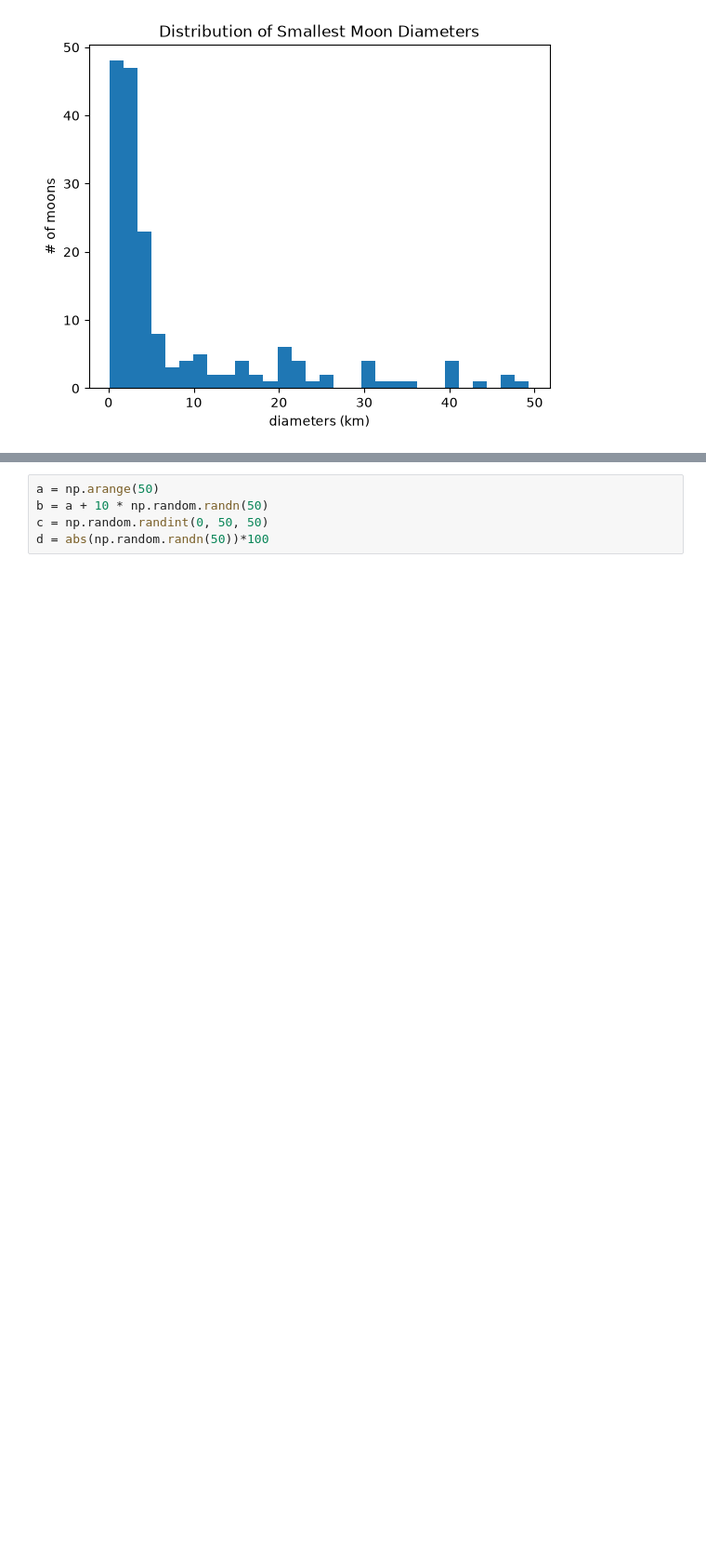
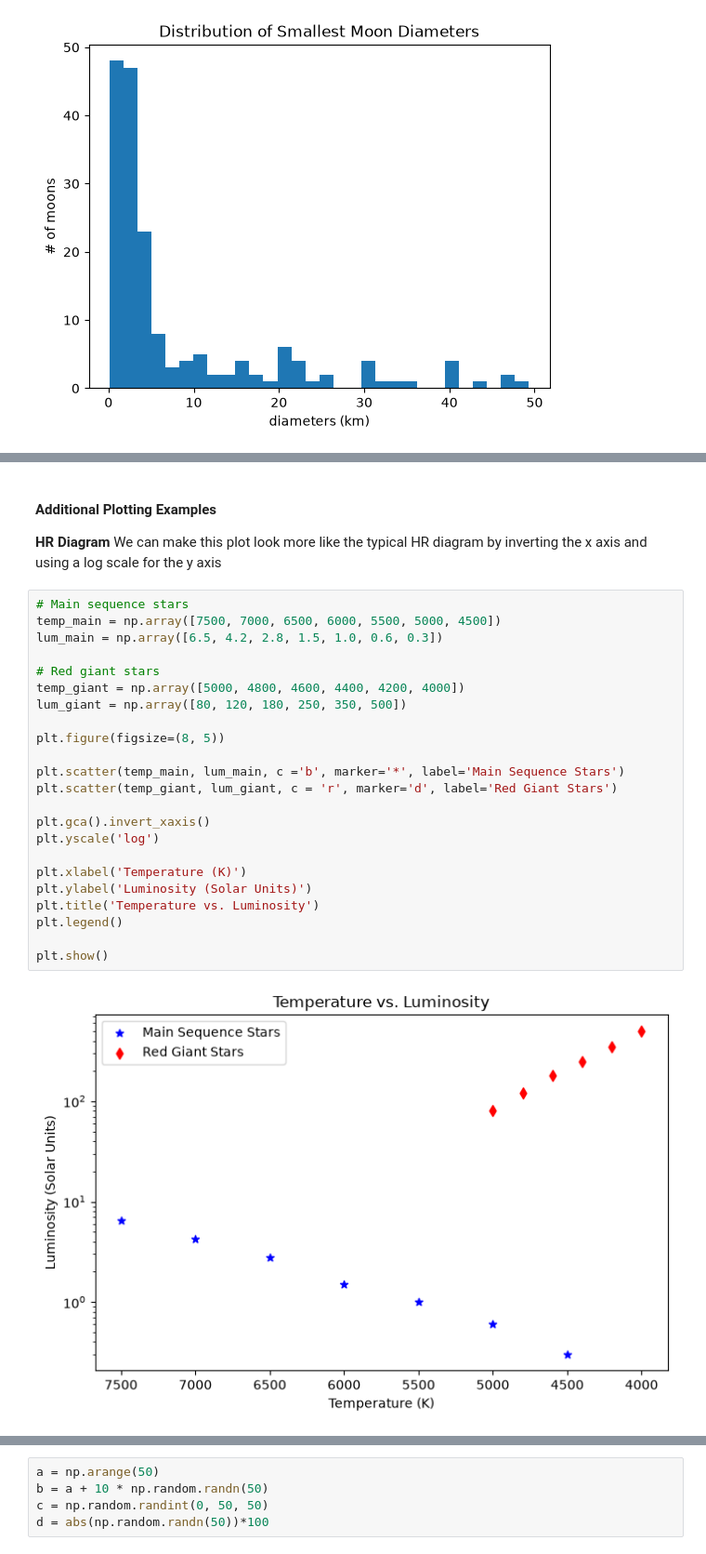
Before and after one commit to drjenncash/SCSU-PAARE-python-intro-tutorials, a Jupyter notebook: Tutorial08_VisualizingData-draft.ipynb, the cells around one changed output, grey strips where cells are left out. Shown at 93% size. Drawn from its saved outputs; the diff is of its cells as text; blank space fills up the shorter version.

```diff
--- a/Tutorial08_VisualizingData-draft.ipynb
+++ b/Tutorial08_VisualizingData-draft.ipynb
@@ -961,0 +852,30 @@ A full treatment of the mapping of color and size to other parameters is beyond
+# %% [markdown]
+#### Additional Plotting Examples
+
+**HR Diagram**
+We can make this plot look more like the typical HR diagram by inverting the x axis and using a log scale for the y axis
+# %%
+# Main sequence stars
+temp_main = np.array([7500, 7000, 6500, 6000, 5500, 5000, 4500])
+lum_main = np.array([6.5, 4.2, 2.8, 1.5, 1.0, 0.6, 0.3])
+
+# Red giant stars
+temp_giant = np.array([5000, 4800, 4600, 4400, 4200, 4000])
+lum_giant = np.array([80, 120, 180, 250, 350, 500])
+
+plt.figure(figsize=(8, 5))
+
+plt.scatter(temp_main, lum_main, c ='b', marker='*', label='Main Sequence Stars')
+plt.scatter(temp_giant, lum_giant, c = 'r', marker='d', label='Red Giant Stars')
+
+plt.gca().invert_xaxis()
+plt.yscale('log')
+
+plt.xlabel('Temperature (K)')
+plt.ylabel('Luminosity (Solar Units)')
+plt.title('Temperature vs. Luminosity')
+plt.legend()
+
+plt.show()
+# %% [output]
+[figure, added]
```
Also changed, not shown: parts of 52 cells of this notebook.
